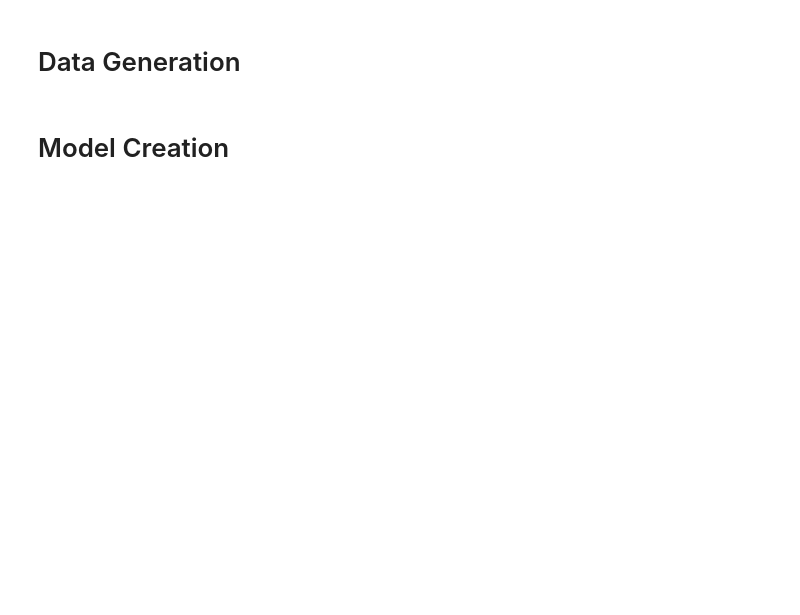
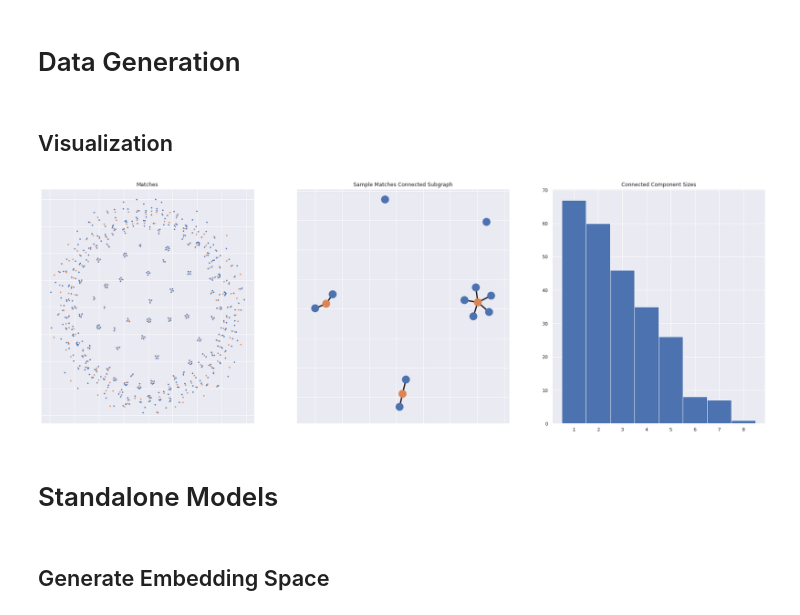
Before and after one commit to Oafish1/Embedding-Matching, a Jupyter notebook: model.ipynb, the cells around one changed output. Drawn from its saved outputs; the diff is of its cells as text; code cells hidden in the pictures; blank space fills up the shorter version.

```diff
--- a/model.ipynb
+++ b/model.ipynb
@@ -7,6 +9,9 @@ import numpy as np
 import torch
 
 from model import *
+# %%
+sns.set(style='darkgrid')
+color = plt.rcParams['axes.prop_cycle'].by_key()['color']
 # %% [markdown]
 # Data Generation
 # %%
@@ -33,2 +44,0 @@ matches_outcome = torch.Tensor(matches_outcome).float()
-# %% [markdown]
-# Model Creation
@@ -38,0 +45,55 @@ gen_criterion = nn.MSELoss()
+# %% [markdown]
+## Visualization
+# %%
+# Generate graph
+G = nx.Graph()
+G_edges = np.array(matches)
+G_edges[:, 1] = G_edges[:, 1] + num_mentees
+
+# Plot graph
+G.add_nodes_from(range(num_mentees + num_mentors))
+G_node_colors = []
+for node in G:
+    if node < num_mentees:
+        G_node_colors.append(color[0])
+    else:
+        G_node_colors.append(color[1])
+G.add_edges_from(G_edges)
+# %%
+fig, axs = plt.subplots(1, 3, figsize=(30,10))
+
+# Plot graph
+plt.sca(axs[0])
+pos = nx.spring_layout(G)
+nx.draw_networkx_nodes(G, pos, node_size=5, node_color=G_node_colors)
+# nx.draw_networkx_edges(lcs, pos_lcs, width=1)
+plt.title('Matches')
+
+# Plot largest connected subgraphs
+plt.sca(axs[1])
+lcs = G.subgraph([n for c in np.array(sorted(nx.connected_components(G), key=len, reverse=True))[np.random.choice(nx.number_connected_components(G), 5)] for n in c])
+lcs_idx = [n for n in lcs]
+lcs_colors = np.array(G_node_colors)[lcs_idx]
+pos_lcs = nx.spring_layout(lcs)
+nx.draw_networkx_nodes(lcs, pos_lcs, node_size=300, node_color=lcs_colors)
+nx.draw_networkx_edges(lcs, pos_lcs, width=3)
+plt.title('Sample Matches Connected Subgraph')
+
+# Plot connected components
+plt.sca(axs[2])
+component_lengths = {}
+for component in nx.connected_components(G):
+    if len(component) not in component_lengths:
+        component_lengths[len(component)] = 0
+    component_lengths[len(component)] += 1
+component_lengths = list(np.transpose(np.array(sorted(component_lengths.items()))))
+plt.bar(*component_lengths, width=1)
+plt.title('Connected Component Sizes')
+
+plt.show()
+# %% [output]
+[figure, added]
+# %% [markdown]
+# Standalone Models
+# %% [markdown]
+## Generate Embedding Space
```
Also changed, not shown: parts of 27 cells of this notebook, 3 other files.
